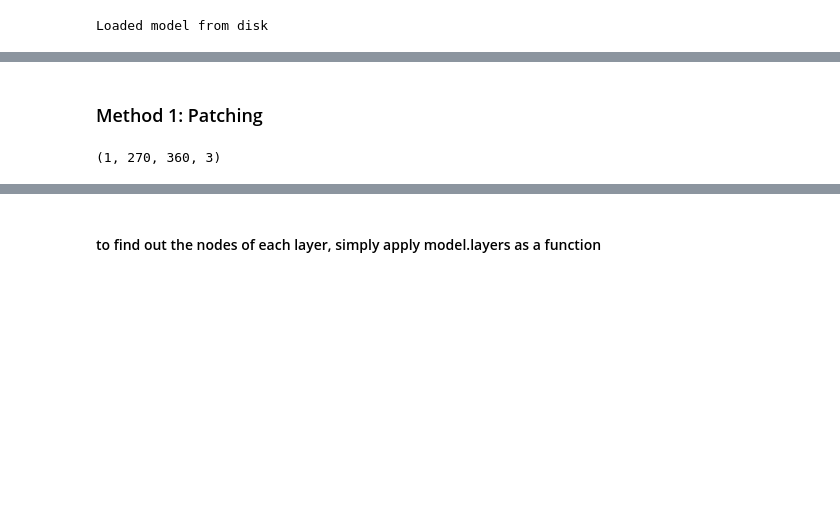
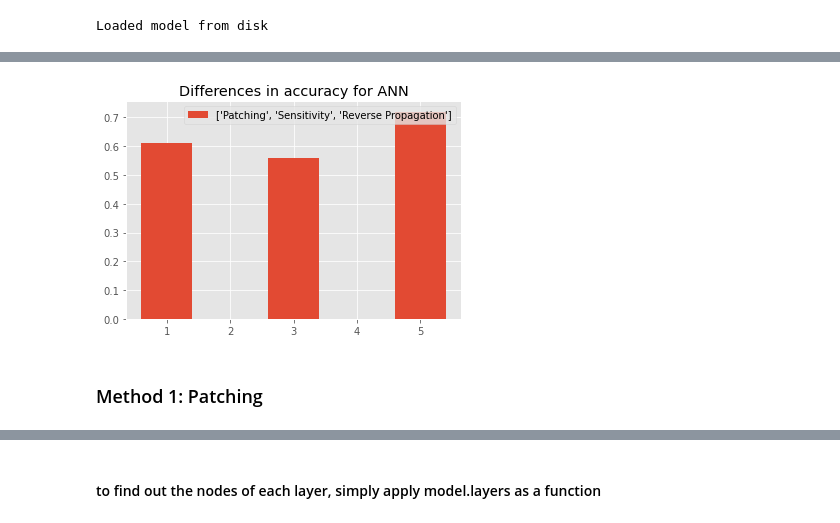
Before and after one commit to Tofudog/C-3BO_2, a Jupyter notebook: bb8_training.ipynb, the cells around one changed output, grey strips where cells are left out. Drawn from its saved outputs; the diff is of its cells as text; code cells hidden in the pictures; blank space fills up the shorter version.

```diff
--- a/bb8_training.ipynb
+++ b/bb8_training.ipynb
@@ -218,3 +515,11 @@ array([-10.152034 ,  -2.1077826, -10.351114 ,  12.984381 ], dtype=float32)
+# %%
+plt.style.use('ggplot')
+plt.title("Differences in accuracy for ANN")
+plt.bar([1, 3, 5], [0.61, 0.56, 0.72], label=["Patching", "Sensitivity", "Reverse Propagation"])
+plt.legend()
+plt.savefig("temp_img_fig")
+# %% [output]
+[figure, added]
 # %% [markdown]
 ### Method 1: Patching
 # %%
@@ -247,5 +558 @@ def patchImage(image, clf, window_size=(50,50)):
     return patch_scores
-# %%
-np.expand_dims(X_test[0], axis=0).shape
-# %% [output]
-(1, 270, 360, 3)
```
Also changed, not shown: parts of 121 cells of this notebook.
